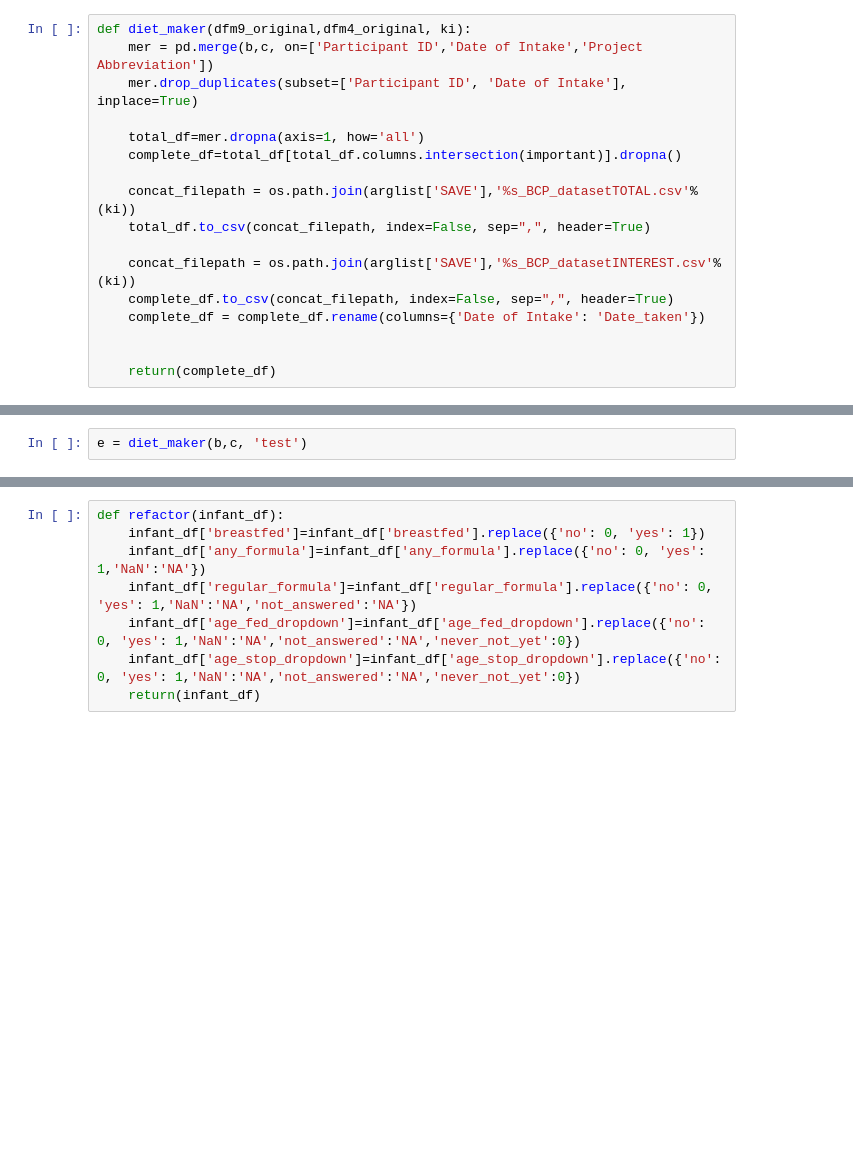
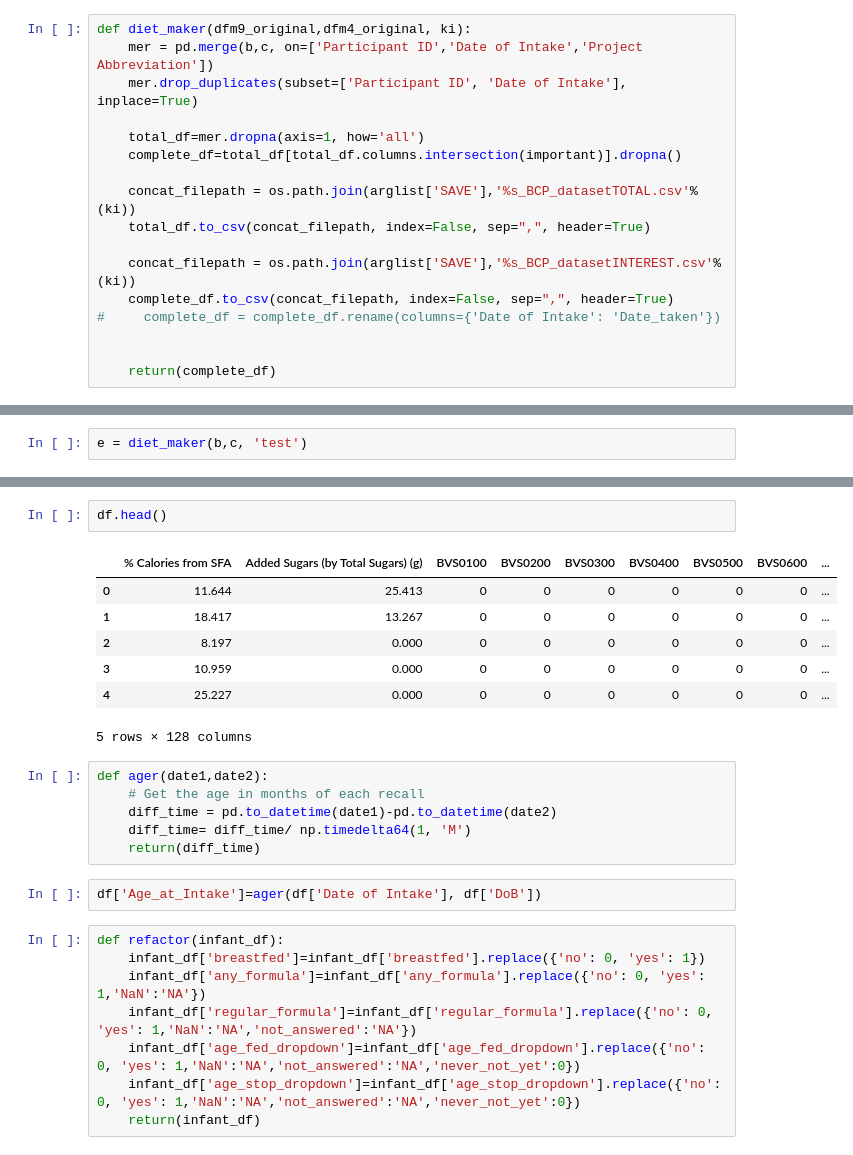
Before and after one commit to niblunc/BCP, a Jupyter notebook: HEI/HEI/BCP_DQI.ipynb, the cells around one changed output, grey strips where cells are left out. Drawn from its saved outputs; the diff is of its cells as text; blank space fills up the shorter version.

Commit message:
but really this time

```diff
--- a/HEI/HEI/BCP_DQI.ipynb
+++ b/HEI/HEI/BCP_DQI.ipynb
@@ -353,7 +353,7 @@ def diet_maker(dfm9_original,dfm4_original, ki):
 
     concat_filepath = os.path.join(arglist['SAVE'],'%s_BCP_datasetINTEREST.csv'%(ki))
     complete_df.to_csv(concat_filepath, index=False, sep=",", header=True)
-    complete_df = complete_df.rename(columns={'Date of Intake': 'Date_taken'})
+#     complete_df = complete_df.rename(columns={'Date of Intake': 'Date_taken'})
 
 
     return(complete_df)
@@ -369,3 +386,21 @@ e = diet_maker(b,c, 'test')
+# %%
+df.head()
+# %% [output]
+|  | % Calories from SFA | Added Sugars (by Total Sugars) (g) | BVS0100 | BVS0200 | BVS0300 | BVS0400 | BVS0500 | BVS0600 | ... |
+| 0 | 11.644 | 25.413 | 0 | 0 | 0 | 0 | 0 | 0 | ... |
+| 1 | 18.417 | 13.267 | 0 | 0 | 0 | 0 | 0 | 0 | ... |
+| 2 | 8.197 | 0.000 | 0 | 0 | 0 | 0 | 0 | 0 | ... |
+| 3 | 10.959 | 0.000 | 0 | 0 | 0 | 0 | 0 | 0 | ... |
+| 4 | 25.227 | 0.000 | 0 | 0 | 0 | 0 | 0 | 0 | ... |
+5 rows × 128 columns
+# %%
+def ager(date1,date2):
+    # Get the age in months of each recall
+    diff_time = pd.to_datetime(date1)-pd.to_datetime(date2)
+    diff_time= diff_time/ np.timedelta64(1, 'M')
+    return(diff_time)
+# %%
+df['Age_at_Intake']=ager(df['Date of Intake'], df['DoB'])
 # %%
 def refactor(infant_df):
     infant_df['breastfed']=infant_df['breastfed'].replace({'no': 0, 'yes': 1})
```
Also changed, not shown: parts of 21 cells of this notebook.
